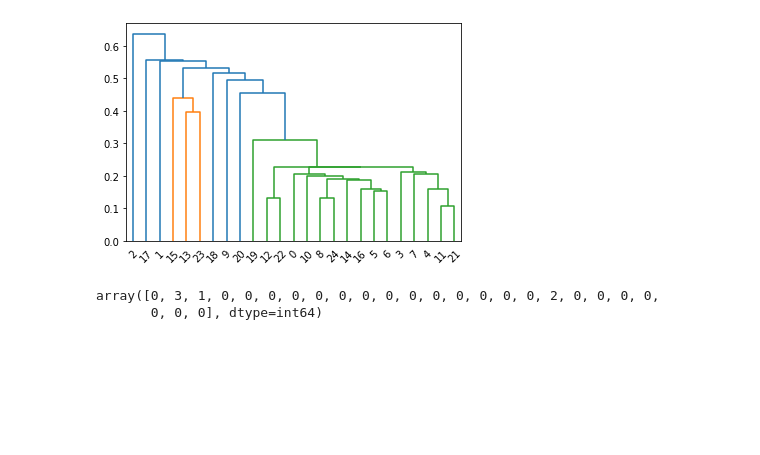
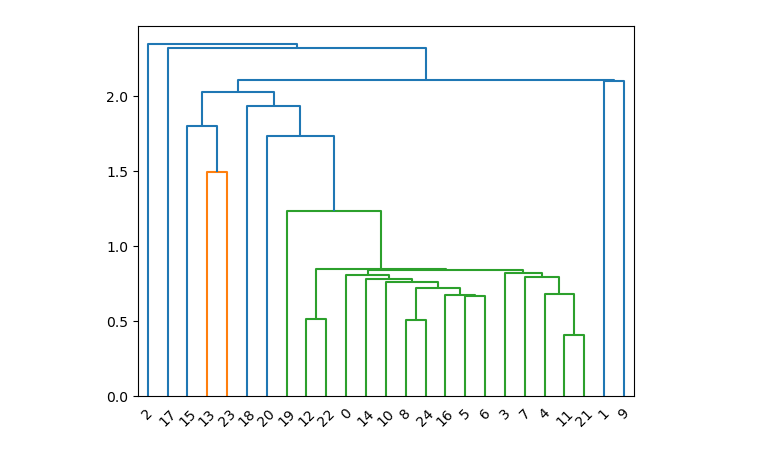
Before and after one commit to Umesh-Gadhave/Clustering, a Jupyter notebook: Hierarchical Clustering (2).ipynb, the cells around one changed output. Cells and saved outputs as stored; diff of their text form; code cells hidden in the pictures; blank space fills up the shorter version.

```diff
--- a/Hierarchical Clustering (2).ipynb
+++ b/Hierarchical Clustering (2).ipynb
@@ -57,0 +36,2 @@ df_norm
+# %%
+univ=Univ.iloc[:,1:]
@@ -58,6 +58,11 @@ df_norm
+# %%
+scaler=StandardScaler()
+# %%
+array=univ.values
+# %%
+v=scaler.fit_transform(array)
 # %%
-# create dendrogram
-dendrogram = sch.dendrogram(sch.linkage(df_norm, method='single'))
+dendrogram=sch.dendrogram(sch.linkage(v,method='single'))
 # %% [output]
-[figure, old version]
+[figure, new version]
 # %%
@@ -72,5 +69,0 @@ d=df_norm[' h_clusters'] = hc.labels_
-# %%
-d
-# %% [output]
-array([0, 3, 1, 0, 0, 0, 0, 0, 0, 0, 0, 0, 0, 0, 0, 0, 0, 2, 0, 0, 0, 0,
-       0, 0, 0], dtype=int64)
```
Also changed, not shown: parts of 17 cells of this notebook, 1 other file.
